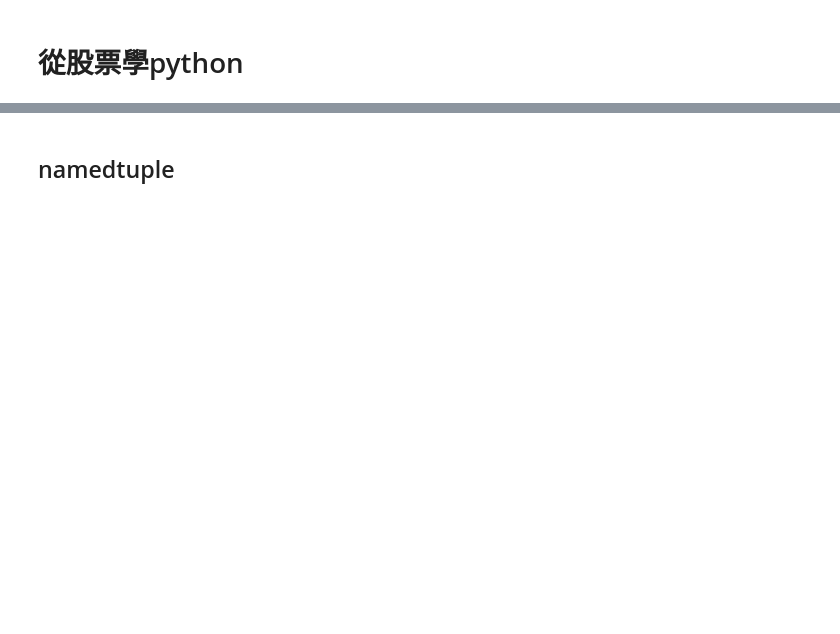
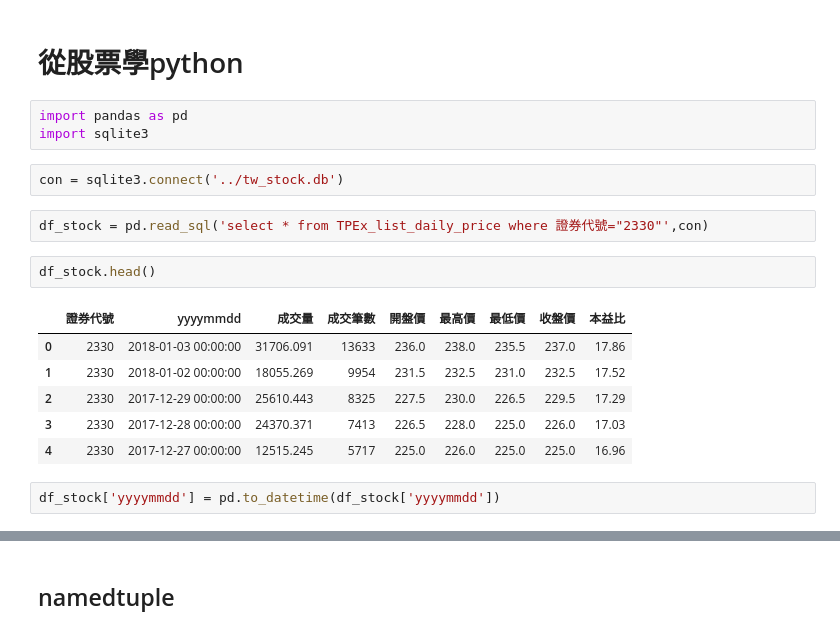
Before and after one commit to ihongChen/StockLab, a Jupyter notebook: abu_QT/intro_py.ipynb, the cells around one changed output, grey strips where cells are left out. Drawn from its saved outputs; the diff is of its cells as text; blank space fills up the shorter version.

```diff
--- a/abu_QT/intro_py.ipynb
+++ b/abu_QT/intro_py.ipynb
@@ -1,2 +1,20 @@
 # %% [markdown]
 # 從股票學python
+# %%
+import pandas as pd
+import sqlite3
+# %%
+con = sqlite3.connect('../tw_stock.db')
+# %%
+df_stock = pd.read_sql('select * from TPEx_list_daily_price where 證券代號="2330"',con)
+# %%
+df_stock.head()
+# %% [output]
+|  | 證券代號 | yyyymmdd | 成交量 | 成交筆數 | 開盤價 | 最高價 | 最低價 | 收盤價 | 本益比 |
+| 0 | 2330 | 2018-01-03 00:00:00 | 31706.091 | 13633 | 236.0 | 238.0 | 235.5 | 237.0 | 17.86 |
+| 1 | 2330 | 2018-01-02 00:00:00 | 18055.269 | 9954 | 231.5 | 232.5 | 231.0 | 232.5 | 17.52 |
+| 2 | 2330 | 2017-12-29 00:00:00 | 25610.443 | 8325 | 227.5 | 230.0 | 226.5 | 229.5 | 17.29 |
+| 3 | 2330 | 2017-12-28 00:00:00 | 24370.371 | 7413 | 226.5 | 228.0 | 225.0 | 226.0 | 17.03 |
+| 4 | 2330 | 2017-12-27 00:00:00 | 12515.245 | 5717 | 225.0 | 226.0 | 225.0 | 225.0 | 16.96 |
+# %%
+df_stock['yyyymmdd'] = pd.to_datetime(df_stock['yyyymmdd'])
```
Also changed, not shown: parts of 27 cells of this notebook, 1 other file.
